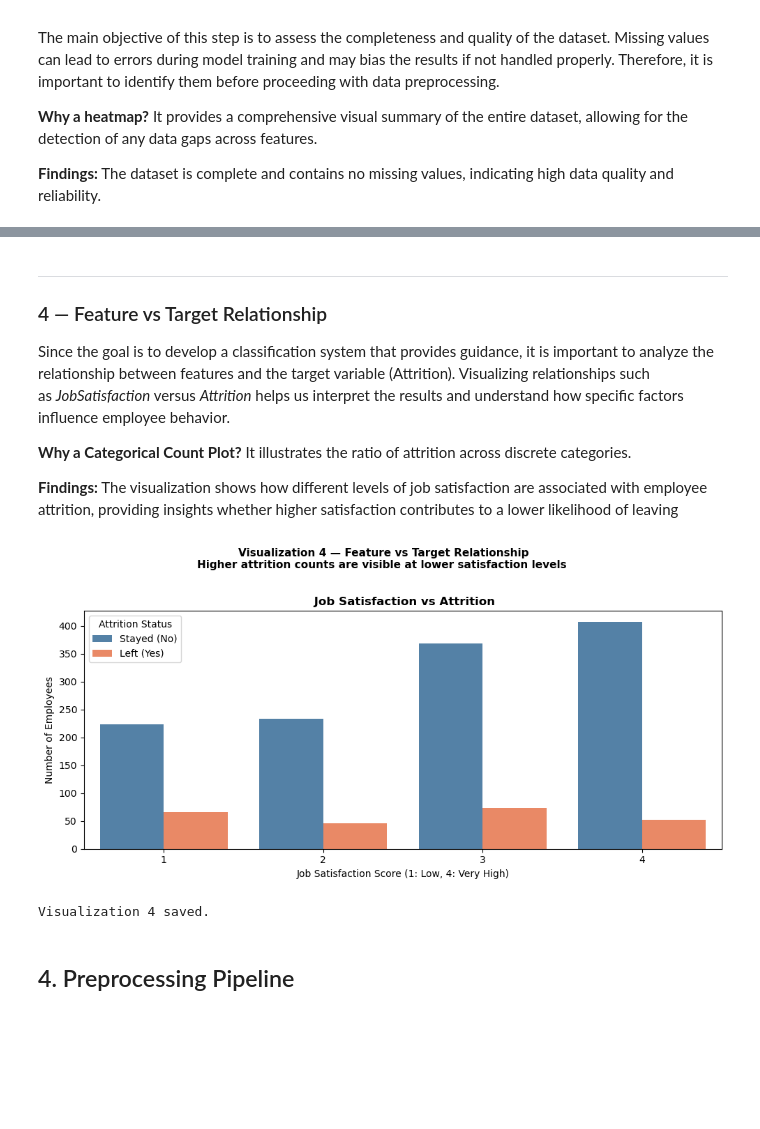
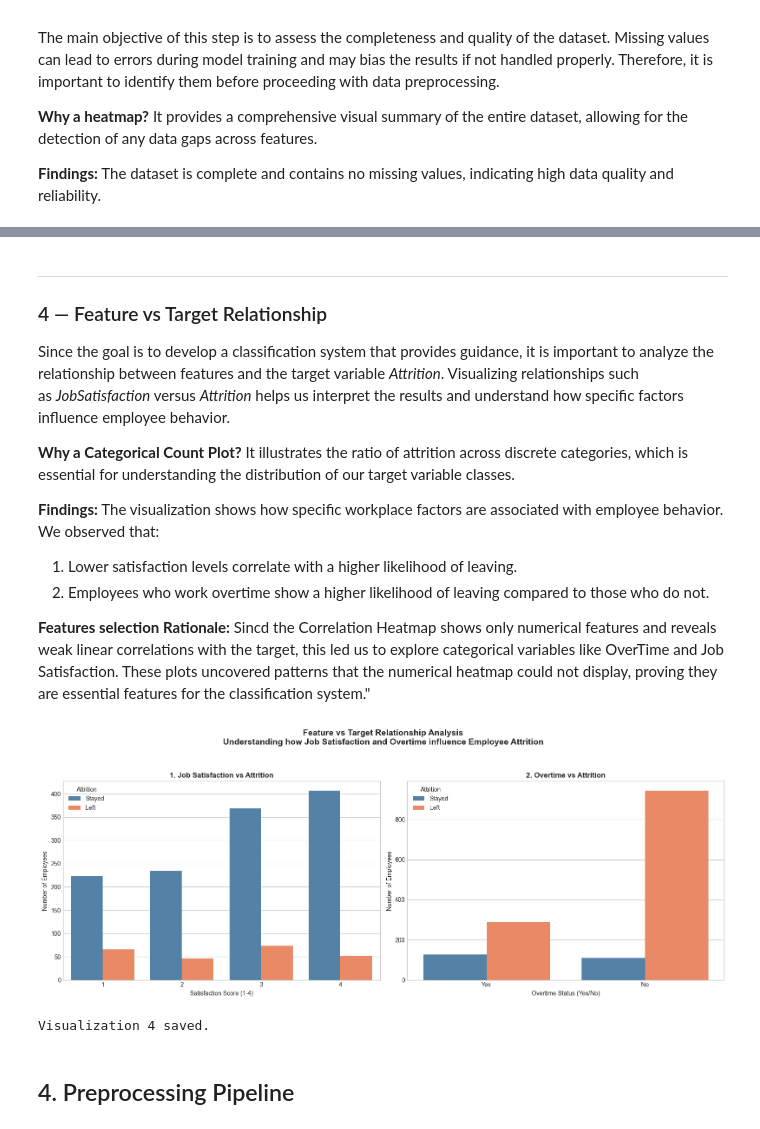
Before and after one commit to K0alaxy/SWE485-G2-Phase1, a Jupyter notebook: Phase1_Data_Exploration.ipynb, the cells around one changed output, grey strips where cells are left out. Saved outputs shown, nothing was run; the diff lists cells and outputs as text; code cells hidden in the pictures; blank space fills up the shorter version.

```diff
--- a/Phase1_Data_Exploration.ipynb
+++ b/Phase1_Data_Exploration.ipynb
@@ -225,43 +225,60 @@ Visualization 3 saved.
 # %% [markdown]
 ---
 ### 4 —  Feature vs Target Relationship
-Since the goal is to develop a classification system that provides guidance, it is important to analyze the relationship between features and the target variable (Attrition). Visualizing relationships such as *JobSatisfaction* versus *Attrition* helps us interpret the results and understand how specific factors influence employee behavior.
+Since the goal is to develop a classification system that provides guidance, it is important to analyze the relationship between features and the target variable *Attrition*. Visualizing relationships such as *JobSatisfaction* versus *Attrition* helps us interpret the results and understand how specific factors influence employee behavior.
 
 **Why a Categorical Count Plot?**
-It illustrates the ratio of attrition across discrete categories.
+It illustrates the ratio of attrition across discrete categories, which is essential for understanding the distribution of our target variable classes.
 
 **Findings:**
-The visualization shows how different levels of job satisfaction are associated with employee attrition, providing insights whether higher satisfaction contributes to a lower likelihood of leaving
+The visualization shows how specific workplace factors are associated with employee behavior. We observed that:
+1. Lower satisfaction levels correlate with a higher likelihood of leaving.
+2. Employees who work overtime show a higher likelihood of leaving compared to those who do not.
+
+**Features selection Rationale:**
+Sincd the Correlation Heatmap shows only numerical features and reveals weak linear correlations with the target, this led us to explore categorical variables like OverTime and Job Satisfaction. These plots uncovered patterns that the numerical heatmap could not display, proving they are essential features for the classification system."
 # %%
-# VISUALIZATION 4: Job Satisfaction vs Attrition
-fig, ax = plt.subplots(figsize=(10, 5))
+# VISUALIZATION 4: Features vs Target Relationship
+ffig, (ax1, ax2) = plt.subplots(1, 2, figsize=(16, 6))
 
-# Count Plot
 sns.countplot(
     x='JobSatisfaction',
     hue='Attrition',
     data=df,
     palette=['steelblue', 'coral'],
-    ax=ax
+    ax=ax1
 )
+ax1.set_title('1. Job Satisfaction vs Attrition', fontsize=12, fontweight='bold')
+ax1.set_xlabel('Satisfaction Score (1-4)')
+ax1.set_ylabel('Number of Employees')
+ax1.legend(title='Attrition', labels=['Stayed', 'Left'])
 
-plt.title(' Job Satisfaction vs Attrition',fontsize=12, fontweight='bold')
-plt.xlabel('Job Satisfaction Score (1: Low, 4: Very High)')
-plt.ylabel('Number of Employees')
-plt.legend(title='Attrition Status', labels=['Stayed (No)', 'Left (Yes)'])
+sns.countplot(
+    x='OverTime',
+    hue='Attrition',
+    data=df,
+    palette=['steelblue', 'coral'],
+    ax=ax2
+)
+ax2.set_title('2. Overtime vs Attrition', fontsize=12, fontweight='bold')
+ax2.set_xlabel('Overtime Status (Yes/No)')
+ax2.set_ylabel('Number of Employees')
+ax2.legend(title='Attrition', labels=['Stayed', 'Left'])
+
 plt.suptitle(
-    'Visualization 4 — Feature vs Target Relationship\n'
-    'Higher attrition counts are visible at lower satisfaction levels \n',
-    fontsize=11,
-    fontweight='bold'
+    'Feature vs Target Relationship Analysis\n'
+    'Understanding how Job Satisfaction and Overtime influence Employee Attrition',
+    fontsize=14,
+    fontweight='bold',
+    y=1.05
 )
 
 plt.tight_layout()
 plt.savefig('data_exploration_plots/viz4_job_satisfaction_vs_attrition.png', bbox_inches='tight')
 plt.show()
 print('Visualization 4 saved.')
 # %% [output]
-[figure, old version]
+[figure, new version]
 Visualization 4 saved.
 # %% [markdown]
 ## 4. Preprocessing Pipeline
```
Also changed, not shown: parts of 20 cells of this notebook, 28 other files.
